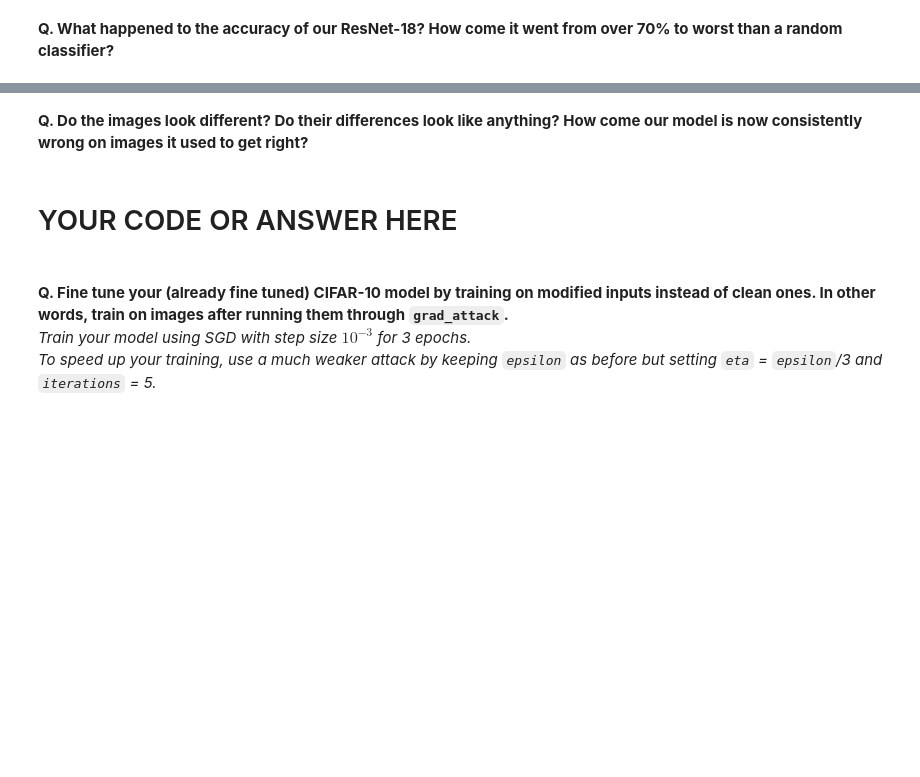
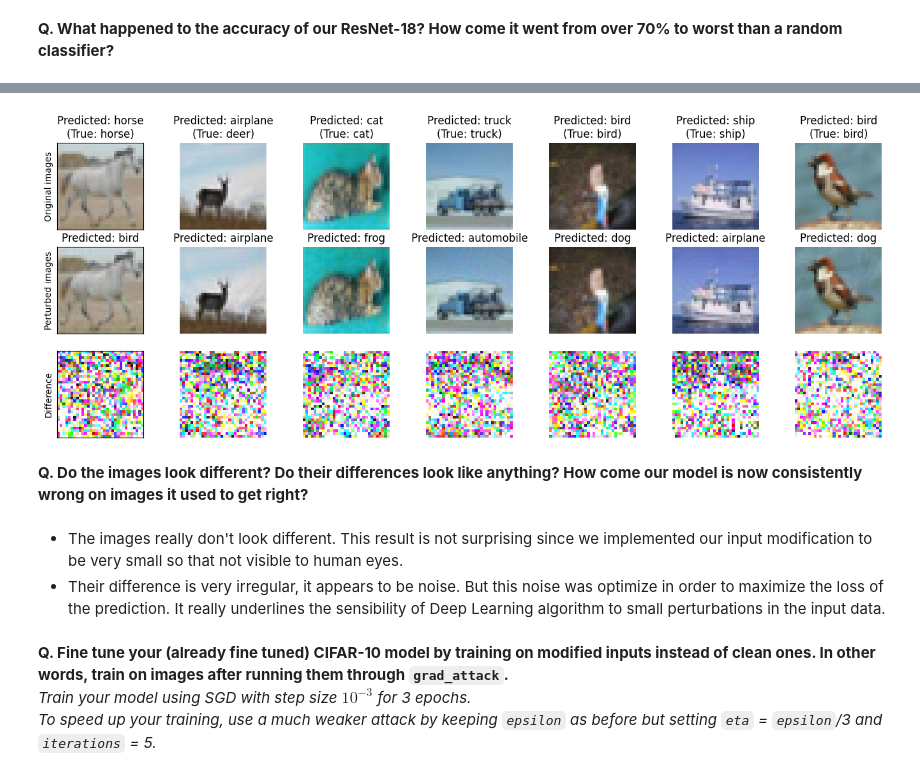
Before and after one commit to pottierc/Project-DL-Opti, a Jupyter notebook: APM52445_pottier_soto.ipynb, the cells around one changed output, grey strips where cells are left out. Saved outputs shown, nothing was run; the diff lists cells and outputs as text; code cells hidden in the pictures; blank space fills up the shorter version.

```diff
--- a/APM52445_pottier_soto.ipynb
+++ b/APM52445_pottier_soto.ipynb
@@ -351,9 +511,8 @@ print(f"Robustness of pretrained model: {100*robust_acc_finetuned:.3f}%")
 # %%
 def unnormalize(x):
-    std = torch.tensor([[CIFAR10_STD]]).reshape((3, 1, 1))
-    mean = torch.tensor([[CIFAR10_MEAN]]).reshape(3, 1, 1)
+    std = torch.tensor([[0.2023, 0.1994, 0.2010]]).reshape((3, 1, 1))
+    mean = torch.tensor([[0.4914, 0.4822, 0.4465]]).reshape(3, 1, 1)
     return torch.clamp(x * std + mean, 0, 1)
-
 
 fig, axes = plt.subplots(3, 7, figsize=(17, 6))
 
@@ -364,47 +523,49 @@ for n, idx in enumerate(np.random.randint(0, len(test_dataset), 7)):
     mod_input = grad_attack(
         model, input.unsqueeze(0), target, epsilon=0.03 * 2.5, eta=0.03 * 2.5 / 20, iterations=50
     )
 
     _, pred = model(input.unsqueeze(0)).max(1)
     _, mod_pred = model(mod_input).max(1)
 
-    input_img = unnormalize(input.to("cpu")).movedim(0, 2)
+    # Detach tensors before visualization
+    input_img = unnormalize(input.to("cpu")).movedim(0, 2).detach().numpy()
     axes[0, n].imshow(input_img)
-    _ = axes[0, n].set_title(f"Predicted: {CIFAR10_LABELS[pred]}\n(True: {CIFAR10_LABELS[target]})")
+    _ = axes[0, n].set_title(f"Predicted: {CIFAR10_LABELS[pred.item()]}\n(True: {CIFAR10_LABELS[target.item()]})")
 
-    mod_input_img = unnormalize(mod_input.to("cpu").squeeze()).movedim(0, 2)
+    mod_input_img = unnormalize(mod_input.to("cpu").squeeze()).movedim(0, 2).detach().numpy()
     axes[1, n].imshow(mod_input_img)
-    _ = axes[1, n].set_title(f"Predicted: {CIFAR10_LABELS[mod_pred]}")
+    _ = axes[1, n].set_title(f"Predicted: {CIFAR10_LABELS[mod_pred.item()]}")
 
-    difference = (input_img - mod_input_img).abs()
+    # Compute the absolute difference using np.abs
+    difference = np.abs(input_img - mod_input_img)
     axes[2, n].imshow(difference / difference.max())
 
 for ax in axes.flatten():
     ax.axis("off")
 
 axes[0, 0].set_axis_on()
 axes[0, 0].xaxis.set_visible(False)
 axes[0, 0].tick_params(left=False, labelleft=False)
 _ = axes[0, 0].set_ylabel("Original images")
 
 axes[1, 0].set_axis_on()
 axes[1, 0].xaxis.set_visible(False)
 axes[1, 0].tick_params(left=False, labelleft=False)
 _ = axes[1, 0].set_ylabel("Perturbed images")
 
 axes[2, 0].set_axis_on()
 axes[2, 0].xaxis.set_visible(False)
 axes[2, 0].tick_params(left=False, labelleft=False)
 _ = axes[2, 0].set_ylabel("Difference")
+
+plt.show()
+# %% [output]
+[figure, added]
 # %% [markdown]
 **Q. Do the images look different? Do their differences look like anything? How come our model is now consistently wrong on images it used to get right?**
-# %% [markdown]
-
-#
-#
-# YOUR CODE OR ANSWER HERE
-#
-#
+# %% [markdown]
+- The images really don't look different. This result is not surprising since we implemented our input modification to be very small so that not visible to human eyes.
+- Their difference is very irregular, it appears to be noise. But this noise was optimize in order to maximize the loss of the prediction. It really underlines the sensibility of Deep Learning algorithm to small perturbations in the input data.
 # %% [markdown]
 **Q. Fine tune your (already fine tuned) CIFAR-10 model by training on modified inputs instead of clean ones. In other words, train on images after running them through `grad_attack`.**
 *Train your model using SGD with step size $10^{-3}$ for 3 epochs.*
```
Also changed, not shown: parts of 22 cells of this notebook.
